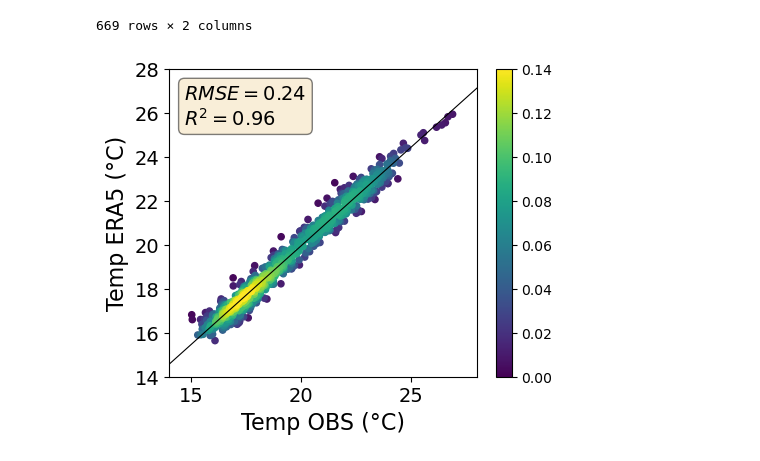
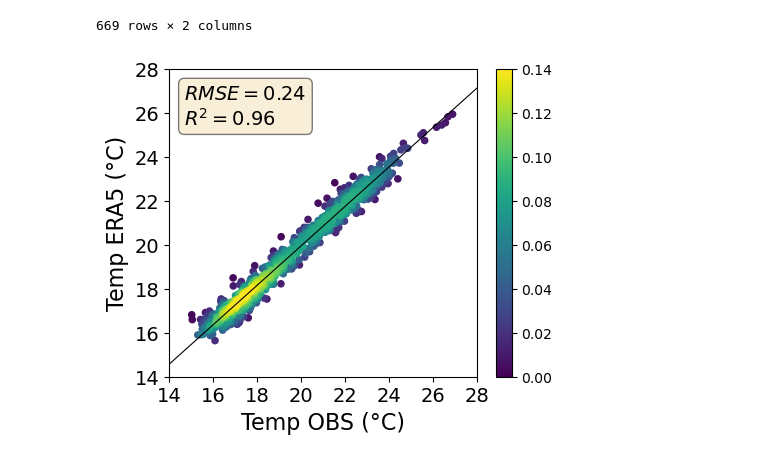
Before and after one commit to cryohydromettools/python_climatologia, a Jupyter notebook: book/dia7/00.ERA5_timeseries.ipynb, the cells around one changed output. Cells and saved outputs as stored; diff of their text form; code cells hidden in the pictures.

```diff
--- a/book/dia7/00.ERA5_timeseries.ipynb
+++ b/book/dia7/00.ERA5_timeseries.ipynb
@@ -231,32 +231,33 @@ xy = np.vstack([y_expected, y_predicted])
 z = gaussian_kde(xy)(xy)
 # Sort the points by density, so that the densest points are plotted last
 idx = z.argsort()
 y_plt, ann_plt, z = y_expected[idx], y_predicted[idx], z[idx]
 
 fig = plt.figure(figsize=(5,4))
 plt.ylabel('Temp ERA5 (°C)', fontsize=16)
 plt.xlabel('Temp OBS (°C)', fontsize=16)
 sc = plt.scatter(y_plt, ann_plt, c=z, s=20)
 plt.clim(0,0.14)
 plt.tick_params(labelsize=14)
 plt.colorbar(sc)
 
 plt.xlim(14, 28)
 plt.ylim(14, 28)
 plt.gca().set_box_aspect(1)
+plt.xticks(np.arange(14,30,2))
+plt.yticks(np.arange(14,30,2))
 
 reg = LinearRegression().fit(y1.reshape(-1, 1),y2)
 x_int = np.arange(13,29,0.1)
 plt.plot(x_int, reg.intercept_ + reg.coef_ * x_int, linewidth=0.8, color='k', linestyle ='-')
 textstr = '\n'.join((
 r'$RMSE=%.2f$' % (mean_squared_error(y_expected, y_predicted), ),
 r'$R^2=%.2f$' % (r2_score(y_expected, y_predicted), )))
 props = dict(boxstyle='round', facecolor='wheat', alpha=0.5)
 
 plt.text(0.05, 0.95, textstr, transform=plt.gca().transAxes, fontsize=14,
         verticalalignment='top', bbox=props)
-
 fig.savefig('fig/Temp_corr_1963_2020.png', dpi = 200, facecolor='w', bbox_inches = 'tight',
             pad_inches = 0.1)
 # %% [output]
-[figure, old version]
+[figure, new version]
```
Also changed, not shown: 5 other files.
